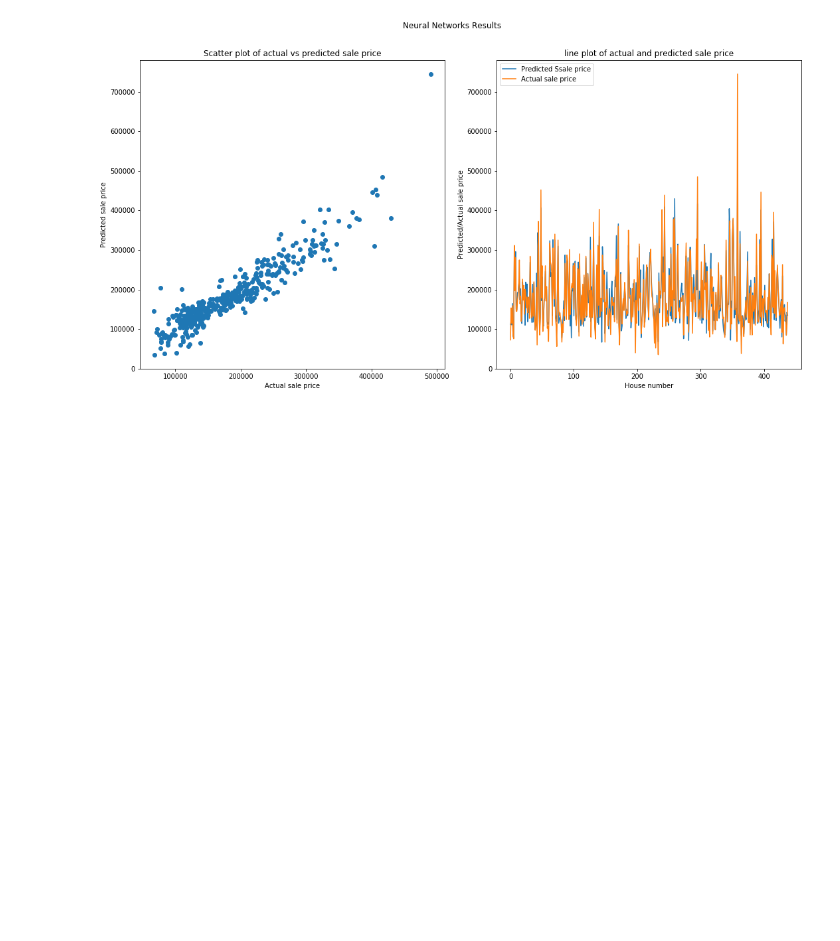
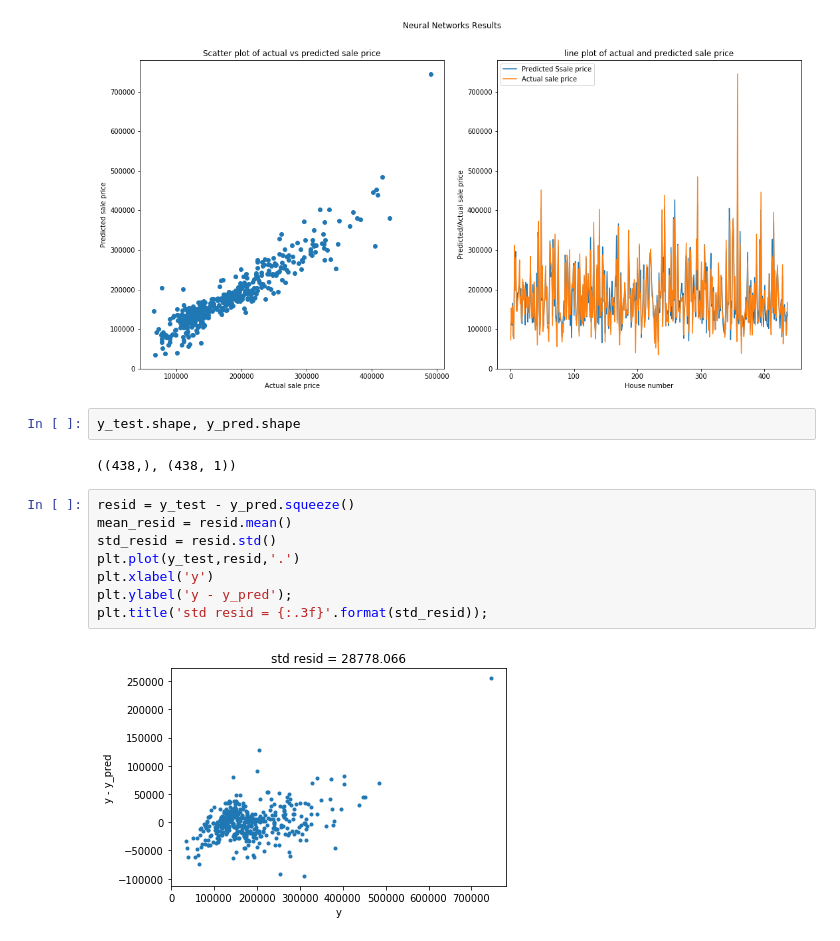
Before and after one commit to Yaohua-Chang/ML-Final-Project, a Jupyter notebook: Tamer/Week 04 NN .ipynb, the cells around one changed output. Cells and saved outputs as stored; diff of their text form; blank space fills up the shorter version.

```diff
--- a/Tamer/Week 04 NN .ipynb
+++ b/Tamer/Week 04 NN .ipynb
@@ -90,3 +94,17 @@ plt.tight_layout()
 fig.subplots_adjust(top=0.88)
 # %% [output]
 [figure]
+# %%
+y_test.shape, y_pred.shape
+# %% [output]
+((438,), (438, 1))
+# %%
+resid = y_test - y_pred.squeeze()
+mean_resid = resid.mean()
+std_resid = resid.std()
+plt.plot(y_test,resid,'.')
+plt.xlabel('y')
+plt.ylabel('y - y_pred');
+plt.title('std resid = {:.3f}'.format(std_resid));
+# %% [output]
+[figure, added]
```
Also changed, not shown: parts of 12 cells of this notebook, 2 other files.
